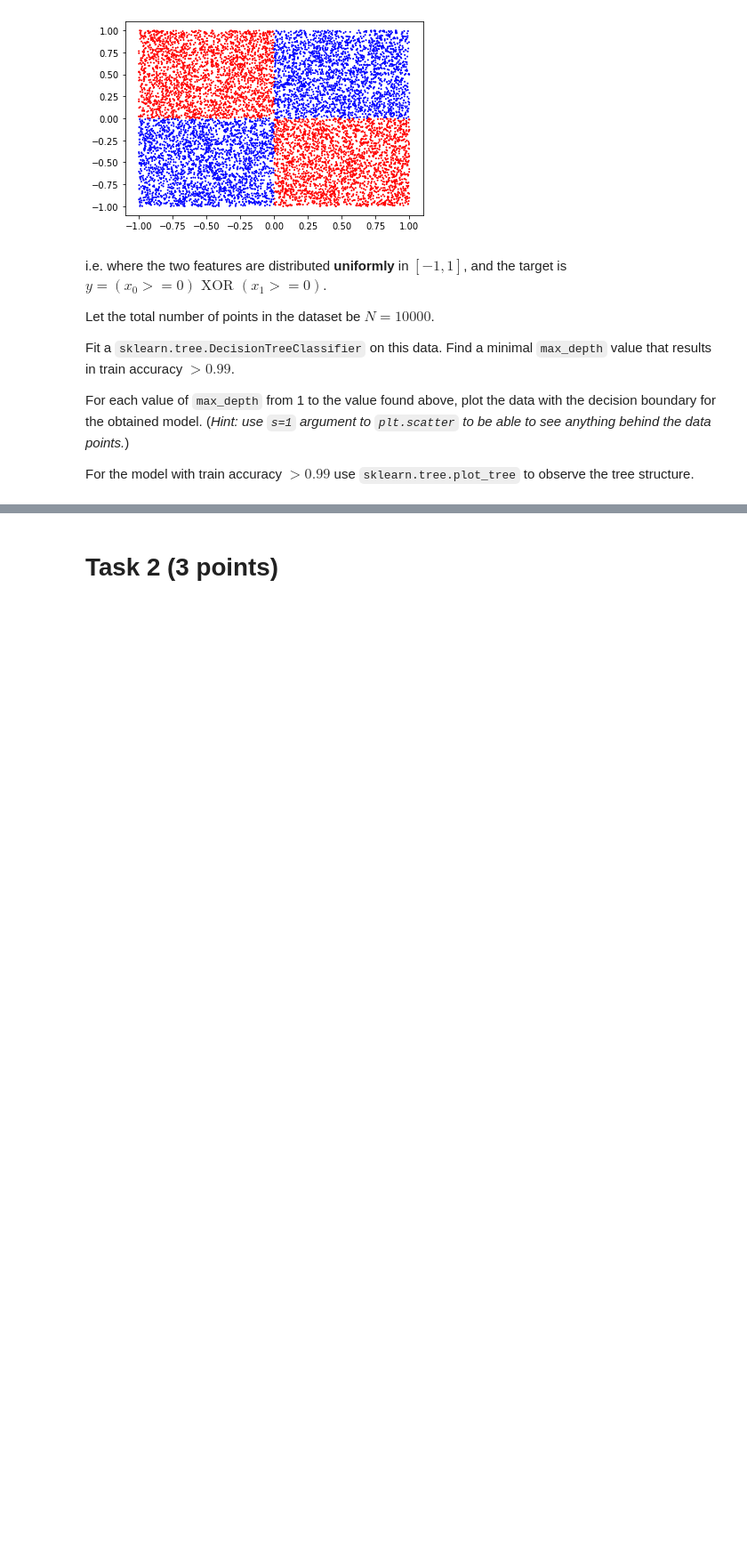
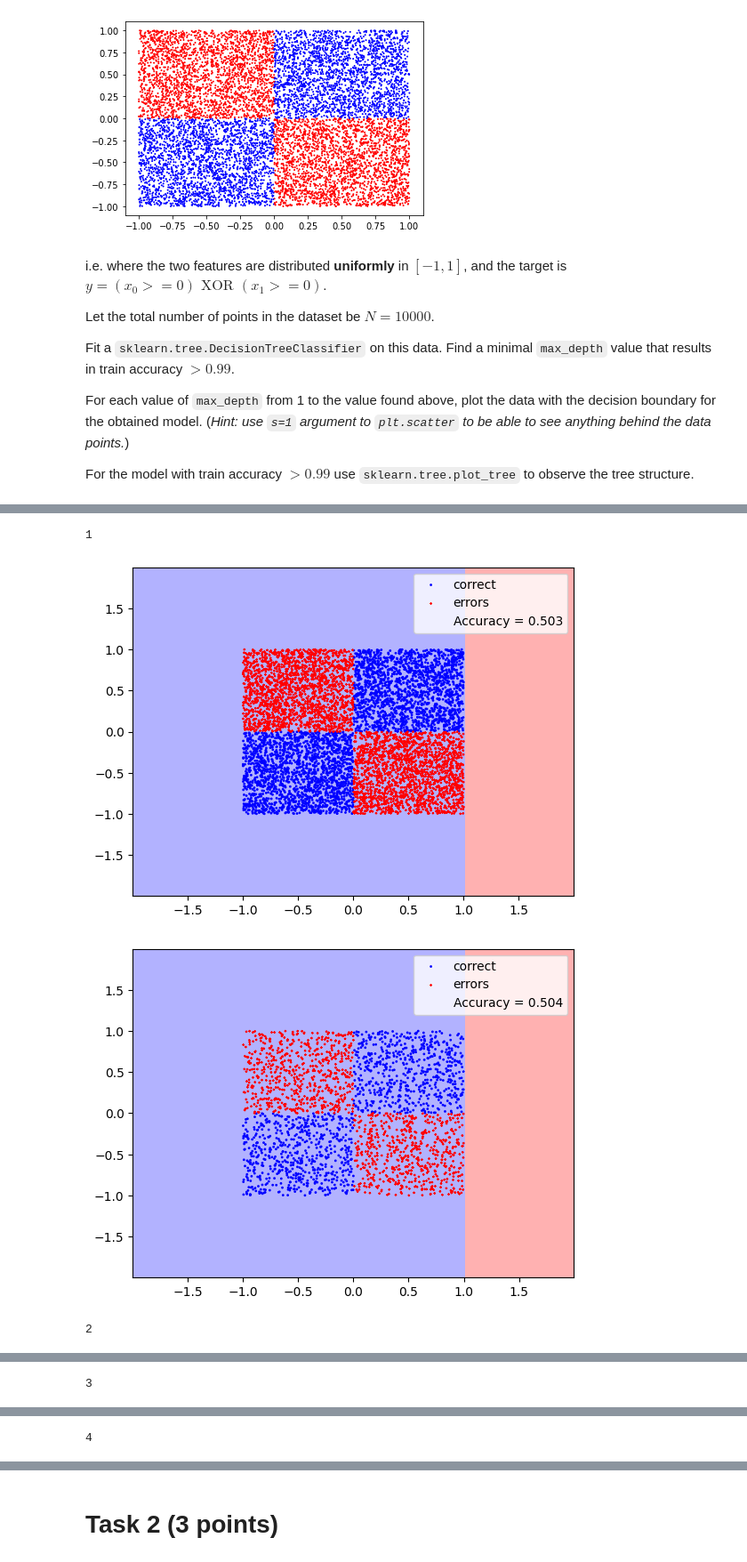
Before and after one commit to Sergeichik/MLDM-2023, a Jupyter notebook: 07-trees/DecisionTrees_HW.ipynb, the cells around one changed output, grey strips where cells are left out. Shown at 89% size. Cells and saved outputs as stored; diff of their text form; code cells hidden in the pictures; blank space fills up the shorter version.

```diff
--- a/07-trees/DecisionTrees_HW.ipynb
+++ b/07-trees/DecisionTrees_HW.ipynb
@@ -20,0 +94,17 @@ For the model with train accuracy $>0.99$ use `sklearn.tree.plot_tree` to observ
+# %%
+depth_values = [1, 2, 3, 4]
+
+for d_val in depth_values:
+  mCLF = DecisionTreeClassifier(max_depth=d_val)
+  mCLF.fit(X_train, y_train)
+  # plt.subplot(1, 2, i + 1)
+  print(d_val)
+  plot_decision_surface(mCLF, X_train, y_train)
+  plt.show()
+  plot_decision_surface(mCLF, X_test, y_test)
+  plt.show()
+# %% [output]
+1
+[figure, added]
+[figure, added]
+2
@@ -20,0 +113 @@ For the model with train accuracy $>0.99$ use `sklearn.tree.plot_tree` to observ
+3
@@ -20,0 +116 @@ For the model with train accuracy $>0.99$ use `sklearn.tree.plot_tree` to observ
+4
```
Also changed, not shown: parts of 5 cells of this notebook.
